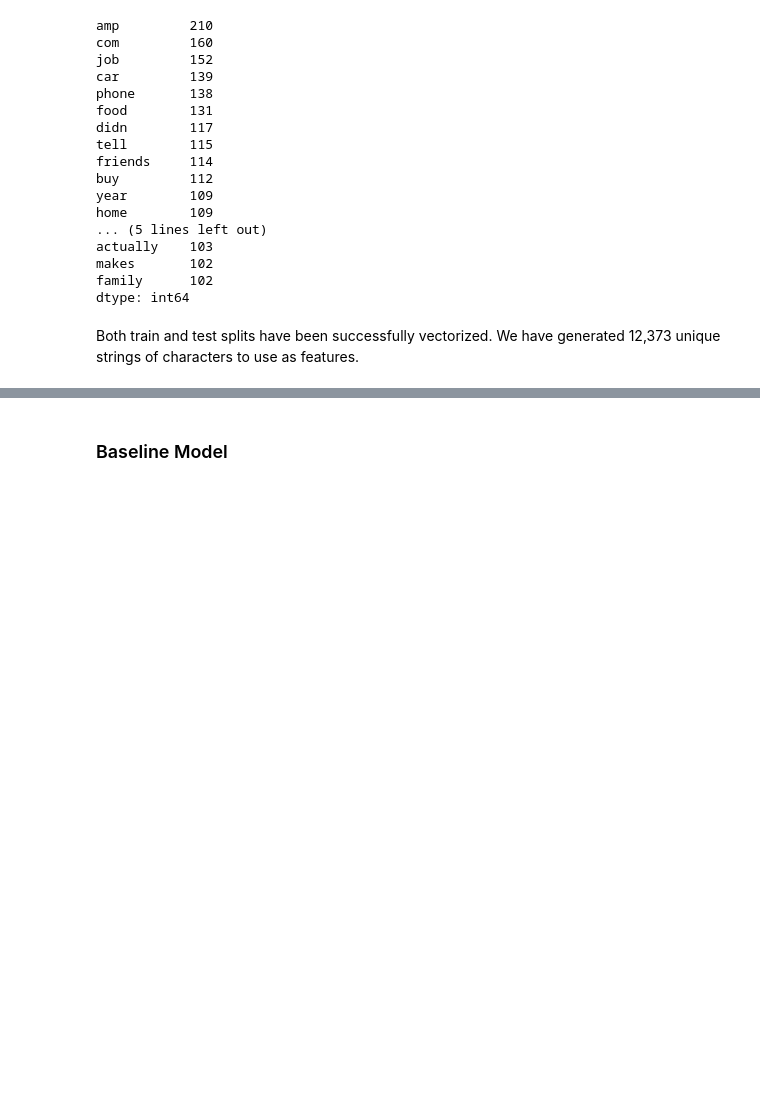
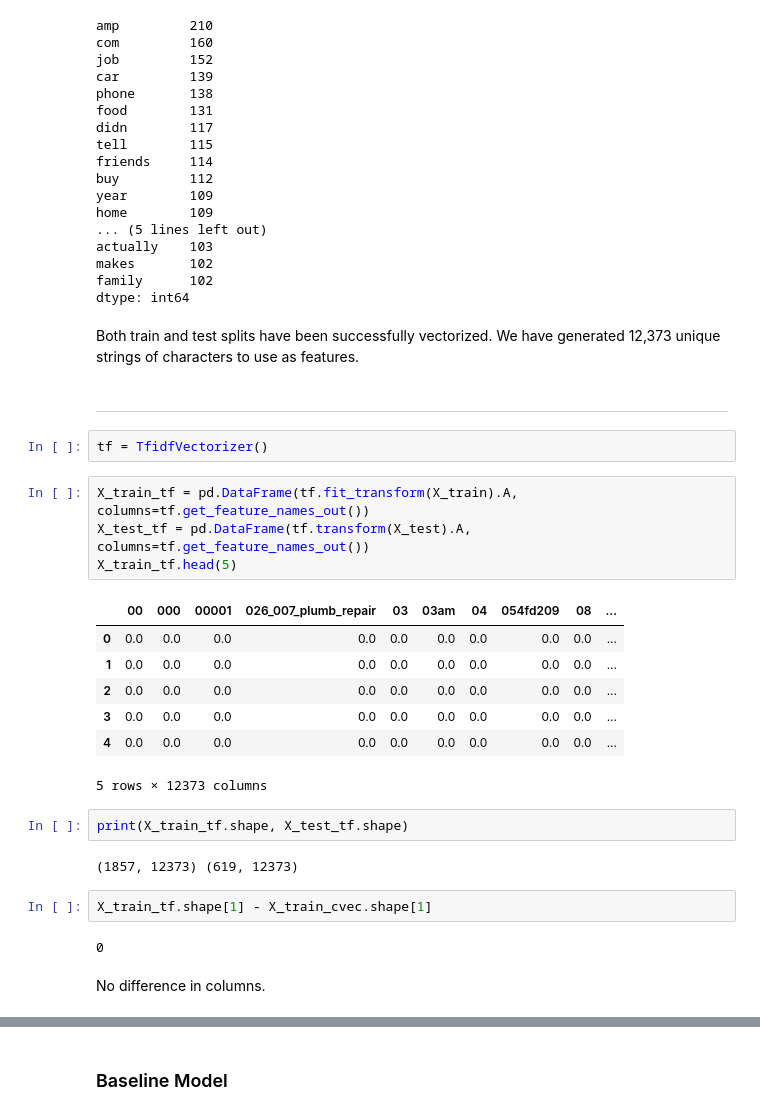
Before and after one commit to Femli/lifehacks_vs_lifeprotips, a Jupyter notebook: code/03_Feature_Engineering_EDA.ipynb, the cells around one changed output, grey strips where cells are left out. Drawn from its saved outputs; the diff is of its cells as text; blank space fills up the shorter version.

```diff
--- a/code/03_Feature_Engineering_EDA.ipynb
+++ b/code/03_Feature_Engineering_EDA.ipynb
@@ -242,3 +240,29 @@ family      102
 dtype: int64
 # %% [markdown]
 Both train and test splits have been successfully vectorized. We have generated 12,373 unique strings of characters to use as features.
+# %% [markdown]
+----
+# %%
+tf = TfidfVectorizer()
+# %%
+X_train_tf = pd.DataFrame(tf.fit_transform(X_train).A, columns=tf.get_feature_names_out())
+X_test_tf = pd.DataFrame(tf.transform(X_test).A, columns=tf.get_feature_names_out())
+X_train_tf.head(5)
+# %% [output]
+|  | 00 | 000 | 00001 | 026_007_plumb_repair | 03 | 03am | 04 | 054fd209 | 08 | ... |
+| 0 | 0.0 | 0.0 | 0.0 | 0.0 | 0.0 | 0.0 | 0.0 | 0.0 | 0.0 | ... |
+| 1 | 0.0 | 0.0 | 0.0 | 0.0 | 0.0 | 0.0 | 0.0 | 0.0 | 0.0 | ... |
+| 2 | 0.0 | 0.0 | 0.0 | 0.0 | 0.0 | 0.0 | 0.0 | 0.0 | 0.0 | ... |
+| 3 | 0.0 | 0.0 | 0.0 | 0.0 | 0.0 | 0.0 | 0.0 | 0.0 | 0.0 | ... |
+| 4 | 0.0 | 0.0 | 0.0 | 0.0 | 0.0 | 0.0 | 0.0 | 0.0 | 0.0 | ... |
+5 rows × 12373 columns
+# %%
+print(X_train_tf.shape, X_test_tf.shape)
+# %% [output]
+(1857, 12373) (619, 12373)
+# %%
+X_train_tf.shape[1] - X_train_cvec.shape[1]
+# %% [output]
+0
+# %% [markdown]
+No difference in columns.
```
Also changed, not shown: parts of 33 cells of this notebook.
